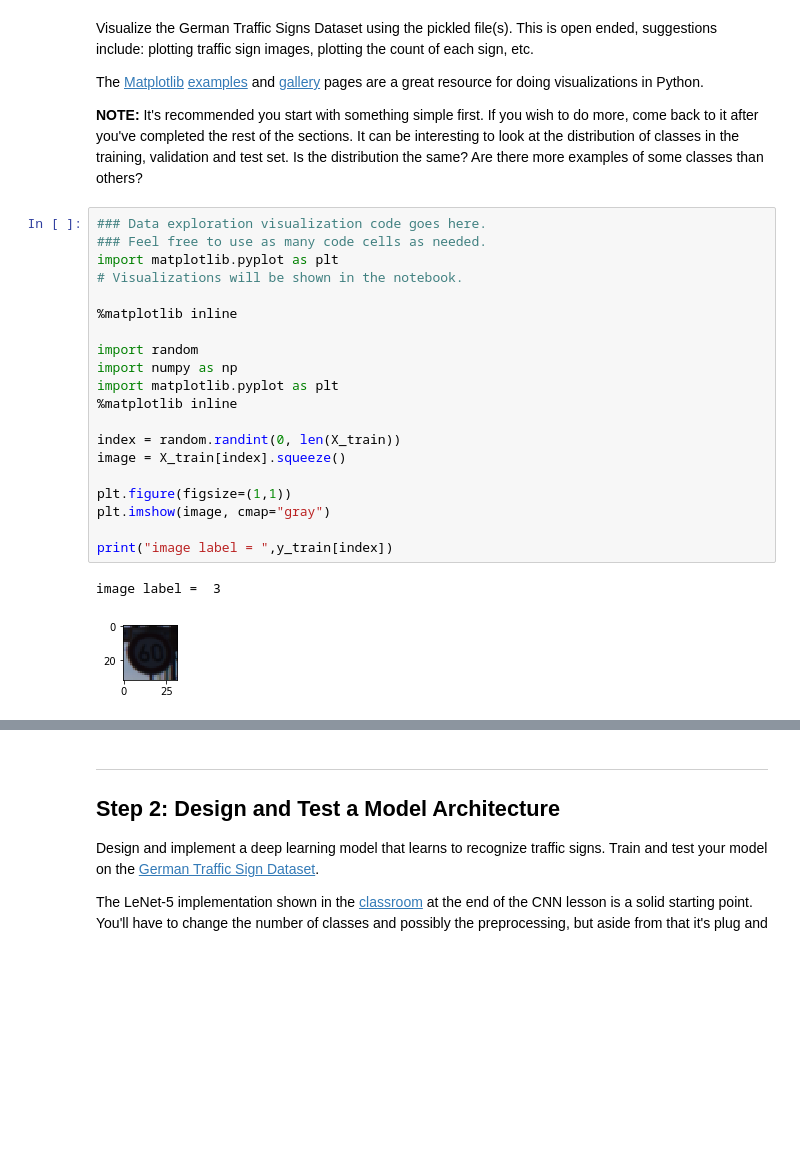
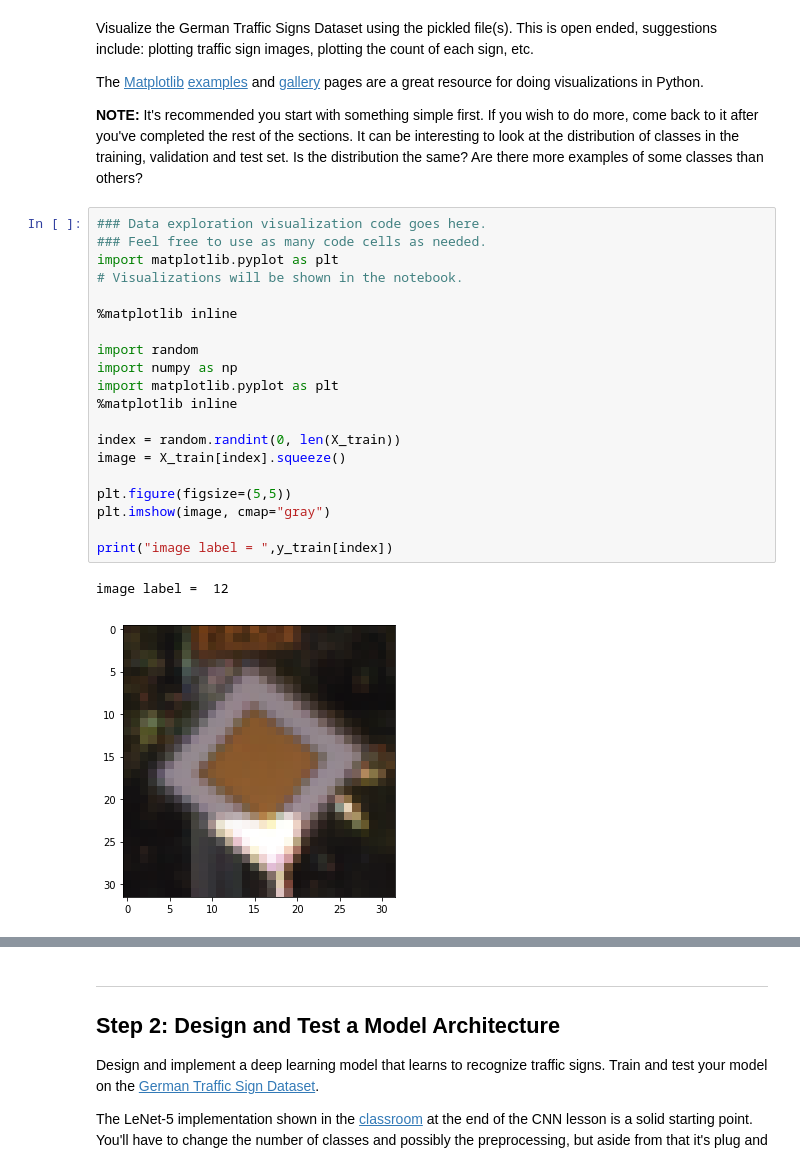
Before and after one commit to pomeroyd/project2_r1p0, a Jupyter notebook: Traffic_Sign_Classifier.ipynb, the cells around one changed output, grey strips where cells are left out. Cells and saved outputs as stored; diff of their text form; blank space fills up the shorter version.

```diff
--- a/Traffic_Sign_Classifier.ipynb
+++ b/Traffic_Sign_Classifier.ipynb
@@ -164,26 +164,26 @@ The [Matplotlib](http://matplotlib.org/) [examples](http://matplotlib.org/exampl
 # %%
 ### Data exploration visualization code goes here.
 ### Feel free to use as many code cells as needed.
 import matplotlib.pyplot as plt
 # Visualizations will be shown in the notebook.
 
 %matplotlib inline
 
 import random
 import numpy as np
 import matplotlib.pyplot as plt
 %matplotlib inline
 
 index = random.randint(0, len(X_train))
 image = X_train[index].squeeze()
 
-plt.figure(figsize=(1,1))
+plt.figure(figsize=(5,5))
 plt.imshow(image, cmap="gray")
 
 print("image label = ",y_train[index])
 # %% [output]
-image label =  3
+image label =  12
-[figure, old version]
+[figure, new version]
 # %%
 print(y_train)
 hist = []
```
Also changed, not shown: parts of 12 cells of this notebook.
